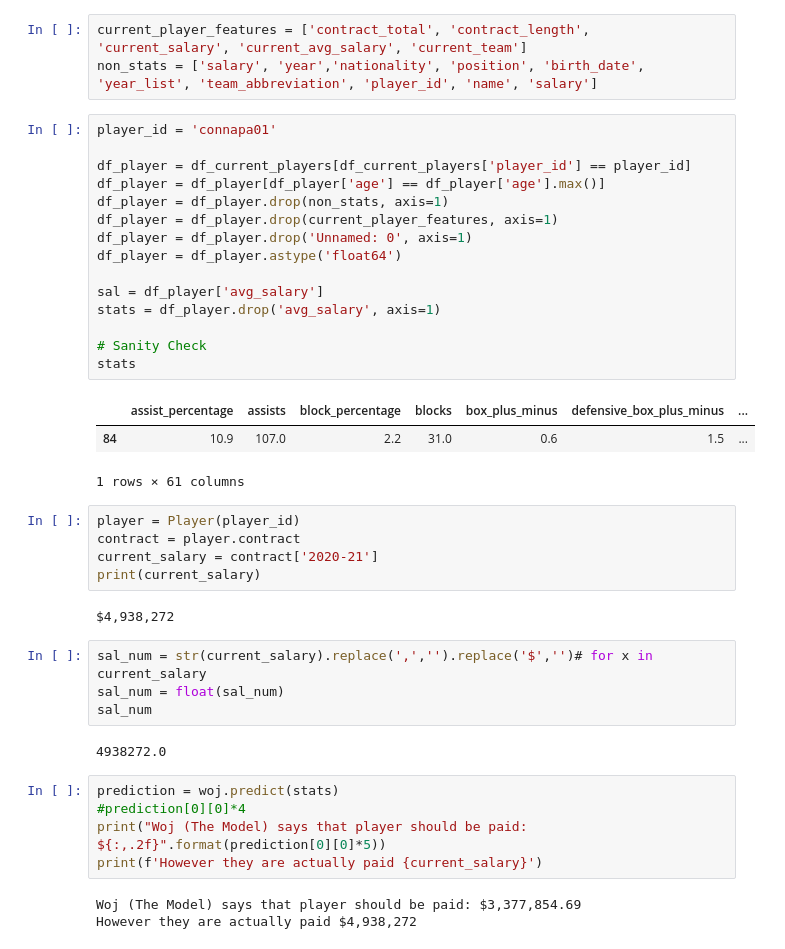
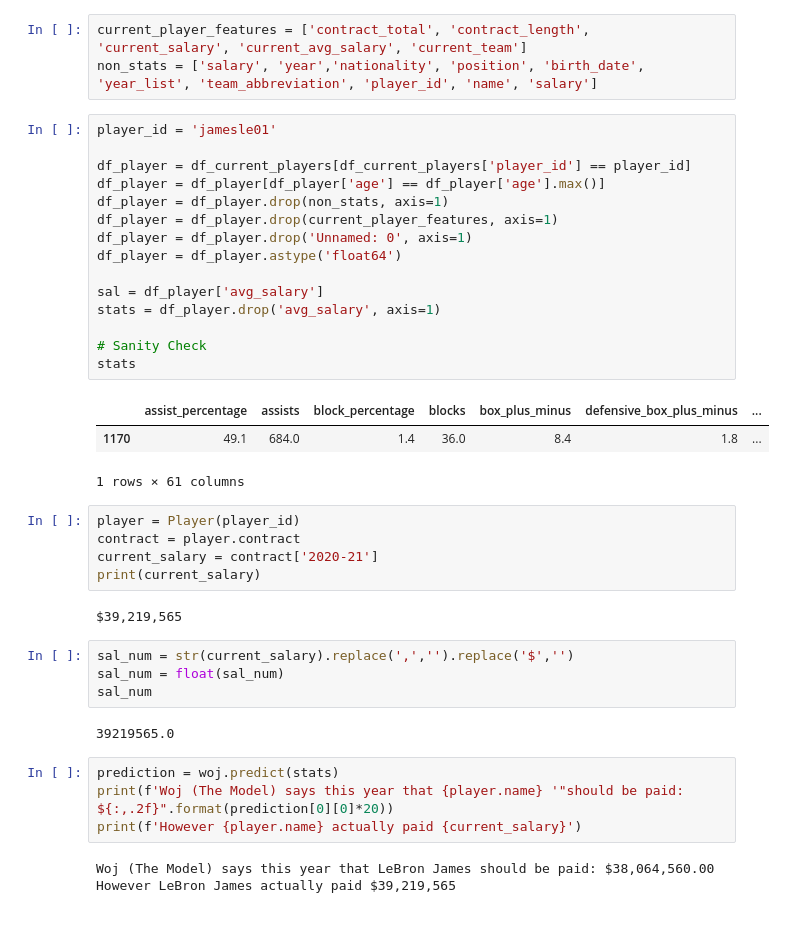
Before and after one commit to LTonstad/DSI_Capstone_Two, a Jupyter notebook: demo_notebook.ipynb, the cells around one changed output. Cells and saved outputs as stored; diff of their text form.

```diff
--- a/demo_notebook.ipynb
+++ b/demo_notebook.ipynb
@@ -51,23 +52,23 @@ woj = keras.models.load_model('models/logcosh.h5')
 current_player_features = ['contract_total', 'contract_length', 'current_salary', 'current_avg_salary', 'current_team']
 non_stats = ['salary', 'year','nationality', 'position', 'birth_date', 'year_list', 'team_abbreviation', 'player_id', 'name', 'salary']
 # %%
-player_id = 'connapa01'
+player_id = 'jamesle01'
 
 df_player = df_current_players[df_current_players['player_id'] == player_id]
 df_player = df_player[df_player['age'] == df_player['age'].max()]
 df_player = df_player.drop(non_stats, axis=1)
 df_player = df_player.drop(current_player_features, axis=1)
 df_player = df_player.drop('Unnamed: 0', axis=1)
 df_player = df_player.astype('float64')
 
 sal = df_player['avg_salary']
 stats = df_player.drop('avg_salary', axis=1)
 
 # Sanity Check
 stats
 # %% [output]
 |  | assist_percentage | assists | block_percentage | blocks | box_plus_minus | defensive_box_plus_minus | ... |
-| 84 | 10.9 | 107.0 | 2.2 | 31.0 | 0.6 | 1.5 | ... |
+| 1170 | 49.1 | 684.0 | 1.4 | 36.0 | 8.4 | 1.8 | ... |
 1 rows × 61 columns
 # %%
 player = Player(player_id)
@@ -75,18 +76,17 @@ contract = player.contract
 current_salary = contract['2020-21']
 print(current_salary)
 # %% [output]
-$4,938,272
+$39,219,565
 # %%
-sal_num = str(current_salary).replace(',','').replace('$','')# for x in current_salary
+sal_num = str(current_salary).replace(',','').replace('$','')
 sal_num = float(sal_num)
 sal_num
 # %% [output]
-4938272.0
+39219565.0
 # %%
 prediction = woj.predict(stats)
-#prediction[0][0]*4
-print("Woj (The Model) says that player should be paid: ${:,.2f}".format(prediction[0][0]*5))
-print(f'However they are actually paid {current_salary}')
+print(f'Woj (The Model) says this year that {player.name} '"should be paid: ${:,.2f}".format(prediction[0][0]*20))
+print(f'However {player.name} actually paid {current_salary}')
 # %% [output]
-Woj (The Model) says that player should be paid: $3,377,854.69
-However they are actually paid $4,938,272
+Woj (The Model) says this year that LeBron James should be paid: $38,064,560.00
+However LeBron James actually paid $39,219,565
```
Also changed, not shown: parts of 1 cell of this notebook, 1 other file.
